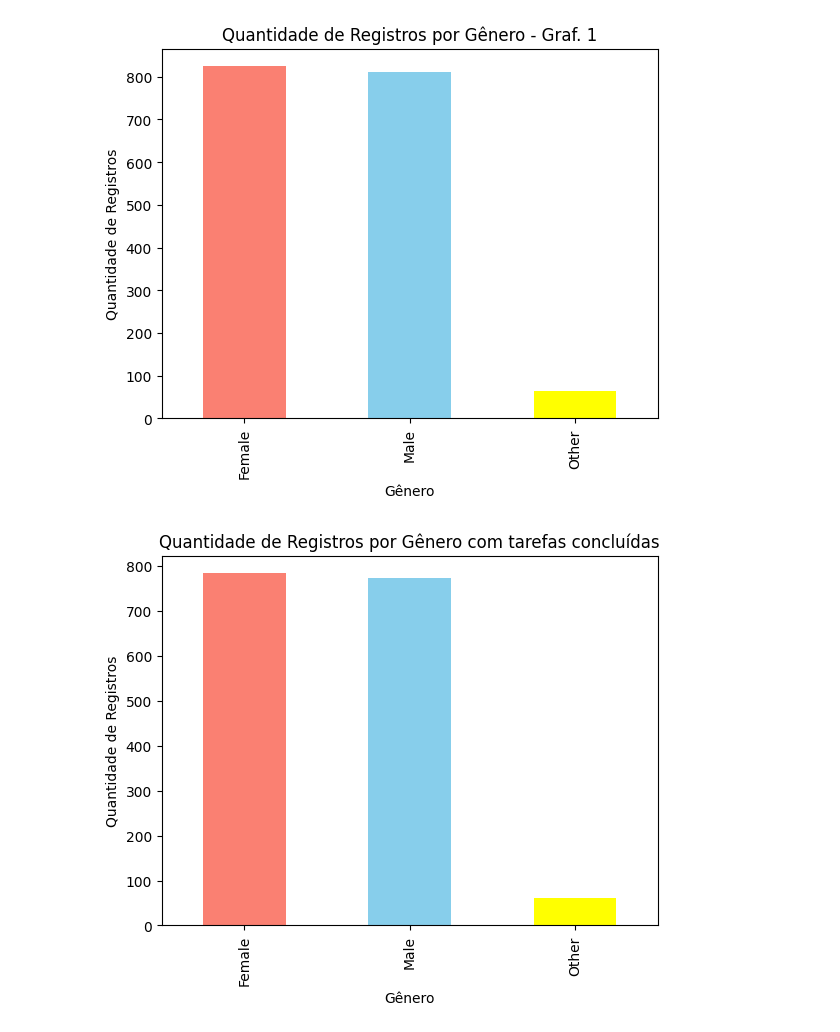
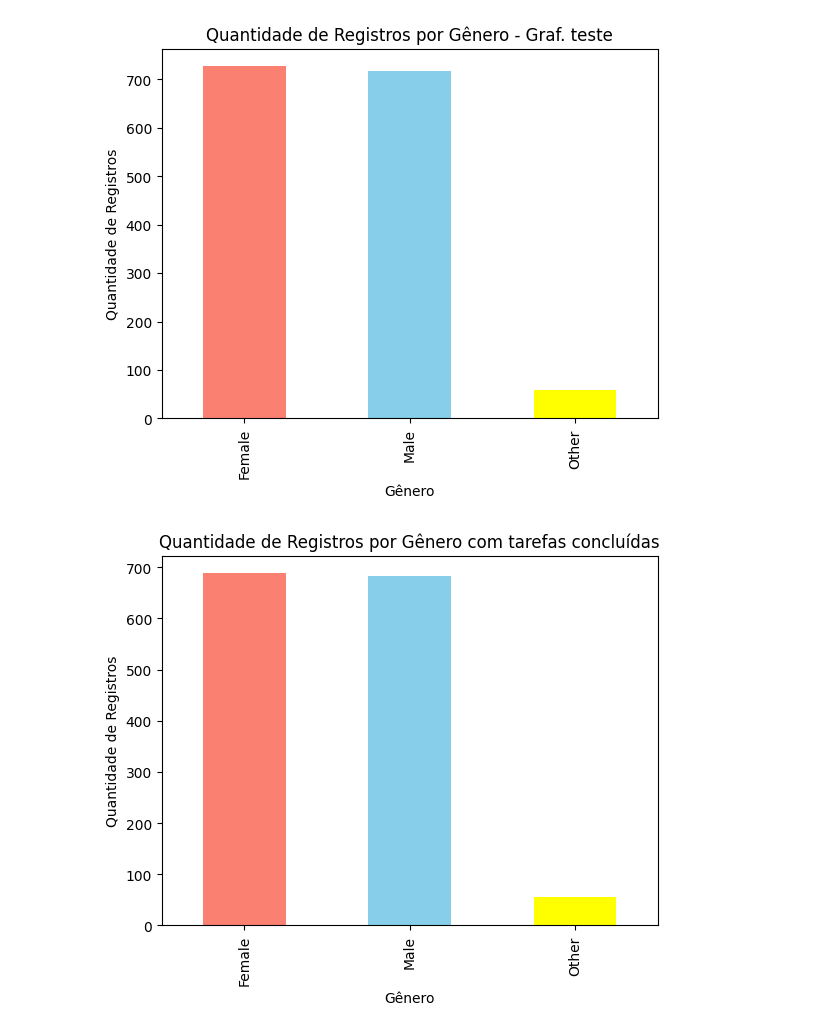
Before and after one commit to jefersonferreirafagundes-eng/datasetmvp, a Jupyter notebook: JffMVP_2.ipynb, the cells around one changed output. Saved outputs shown, nothing was run; the diff lists cells and outputs as text; code cells hidden in the pictures.

```diff
--- a/JffMVP_2.ipynb
+++ b/JffMVP_2.ipynb
@@ -94,50 +137,35 @@
 # %%
-# Importando o pandas e as bibliotecas de gráficos que serão utilizadas
+## Carregar dataset na variável (apenas os 1500 primeiros registros)
 
-import pandas as pd
-import matplotlib.pyplot as plt
-import seaborn as sns
-import numpy as np
-from scipy.stats import gaussian_kde
-
-# importando o DATASET do meu ambiente no GitHub
-
-url = 'https://raw.githubusercontent.com/jefersonferreirafagundes-eng/datasetmvp/refs/heads/main/student_productivity_distraction_dataset_20000.csv'
-df = pd.read_csv(url)
-
-
-## Carregar dataset na variável (apenas os 500 primeiros registros para ver se os graficos de dispersão
-# ficam com leitura mais fácil
-
-df = pd.read_csv((url), nrows=1700)
+df = pd.read_csv((url), nrows=1500)
 
 # Mostrar estatisticas descritivas do dataset
 df.describe()
 
 # Agrupar e contar os registros por gênero
 
 gender_counts = df['gender'].value_counts()
 
 # Plotar Histograma agrupado por gênero
 gender_counts.plot(kind='bar', color=['salmon', 'skyblue', 'yellow'])
-plt.title('Quantidade de Registros por Gênero - Graf. 1')
+plt.title('Quantidade de Registros por Gênero - Graf. teste')
 plt.xlabel('Gênero')
 plt.ylabel('Quantidade de Registros')
 plt.show()
 
 # Criar variável agregada de entretenimento digital
 df["Horas Entretenimento"] = df["social_media_hours"] + df["youtube_hours"] + df["gaming_hours"]
 
 # Separar por gênero
 male = df[df["gender"] == "Male"]
 female = df[df["gender"] == "Female"]
 
 # Função para linha de regressão
-#def regression_line(x, y):
- #   m, b = np.polyfit(x, y, 1)
-  #  return m, b
+def regression_line(x, y):
+    m, b = np.polyfit(x, y, 1)
+    return m, b
 # %% [output]
-[figure, old version]
+[figure, new version]
 # %%
  # Plotar Histograma agrupado por gênero com tarefas concluídas para verificar se
  # o número de registros que não serão tratados foram excluidos
@@ -152,7 +180,7 @@ plt.xlabel('Gênero')
 plt.ylabel('Quantidade de Registros')
 plt.show()
 # %% [output]
-[figure, old version]
+[figure, new version]
 # %%
 ########################################################
 # Hipótese 1
```
Also changed, not shown: parts of 8 cells of this notebook.
